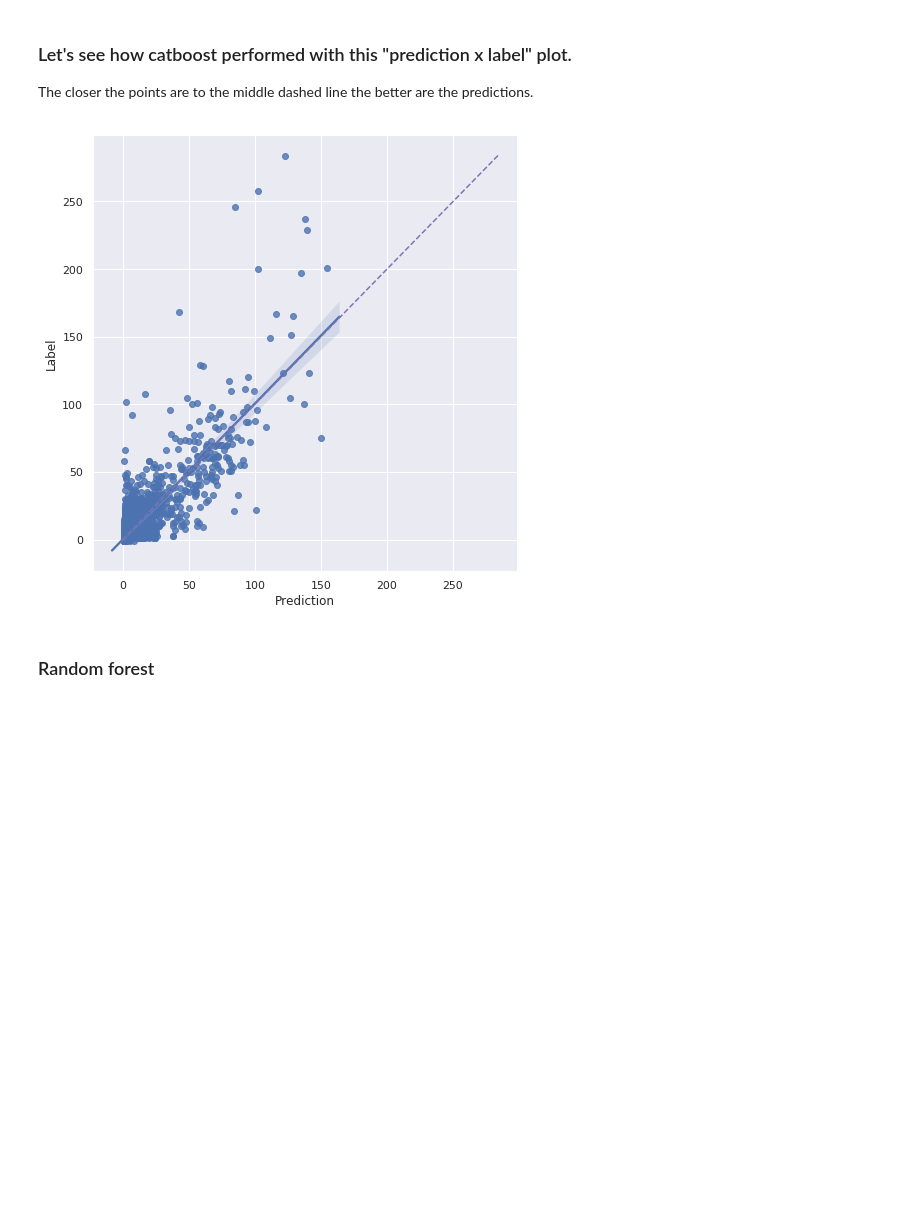
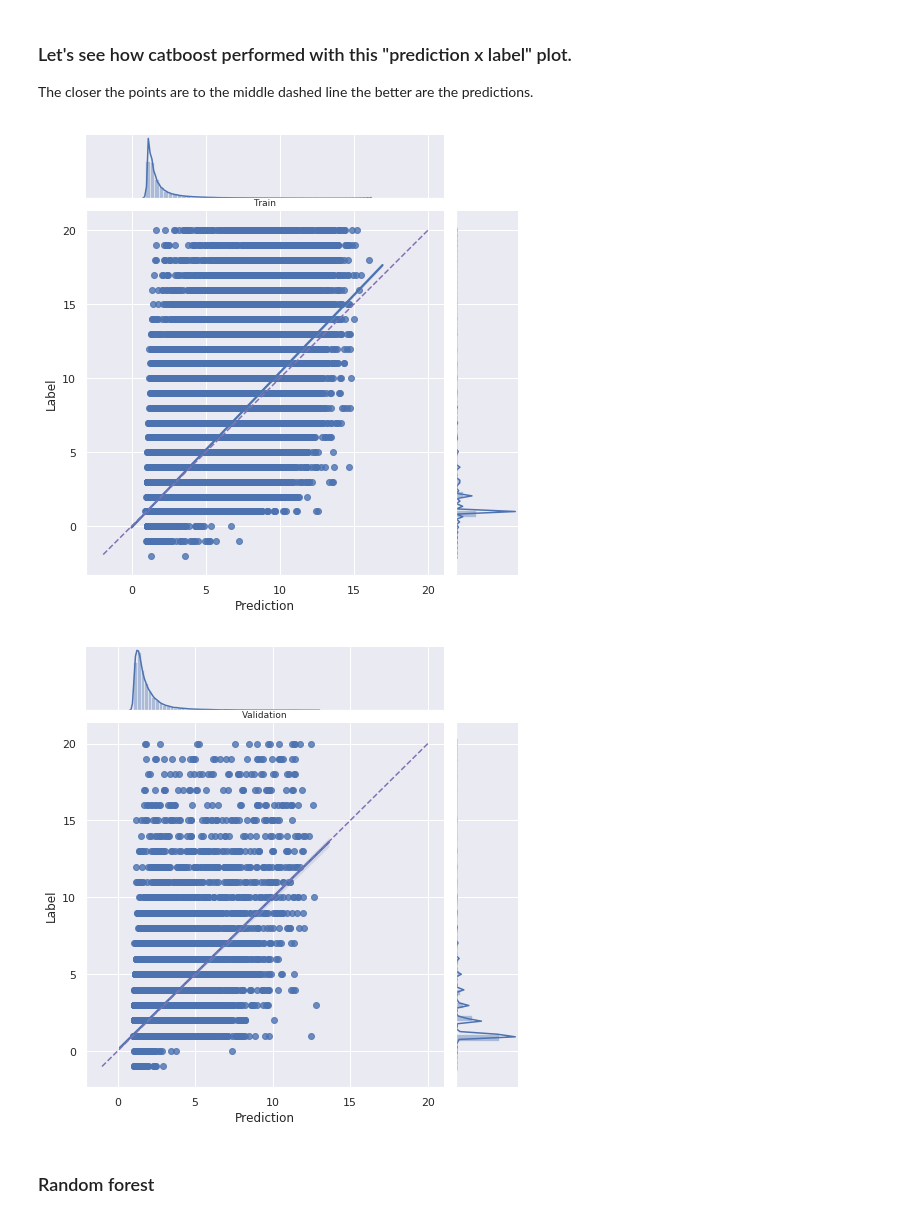
Before and after one commit to dimitreOliveira/MachineLearning, a Jupyter notebook: Kaggle/Predict Future Sales/Model stacking, feature engineering and EDA.ipynb, the cells around one changed output. Cells and saved outputs as stored; diff of their text form; code cells hidden in the pictures; blank space fills up the shorter version.

```diff
--- a/Kaggle/Predict Future Sales/Model stacking, feature engineering and EDA.ipynb
+++ b/Kaggle/Predict Future Sales/Model stacking, feature engineering and EDA.ipynb
@@ -272,6 +284,6 @@ Data set size after leaking: 600014
 # %%
-train_set = lk_train.query('date_block_num < 28').copy()
-validation_set = lk_train.query('date_block_num >= 28 and date_block_num < 33').copy()
+train_set = lk_train.query('date_block_num >= 4 and date_block_num < 30').copy()
+validation_set = lk_train.query('date_block_num >= 30 and date_block_num < 33').copy()
 test_set = lk_train.query('date_block_num == 33').copy()
 
 train_set.dropna(subset=['item_cnt_month'], inplace=True)
@@ -296,3 +310,15 @@ Validation set records: 83350 (14% of data)
+# %%
+# Mean encoding (done after the data split).
+gp_shop_mean = train_set.groupby(['shop_id'])['item_cnt'].mean()
+gp_item_mean = train_set.groupby(['item_id'])['item_cnt'].mean()
+
+train_set['shop_mean'] = train_set['shop_id'].map(gp_shop_mean)
+validation_set['shop_mean'] = validation_set['shop_id'].map(gp_shop_mean)
+test_set['shop_mean'] = test_set['shop_id'].map(gp_shop_mean)
+
+train_set['item_mean'] = train_set['item_id'].map(gp_item_mean)
+validation_set['item_mean'] = validation_set['item_id'].map(gp_item_mean)
+test_set['item_mean'] = test_set['item_id'].map(gp_item_mean)
 # %%
 # Train and validation sets/labels.
 X_train = train_set.drop(['item_cnt_month', 'date_block_num'], axis=1)
@@ -340,7 +370,7 @@ catboost_model = CatBoostRegressor(
     od_type='Iter',
     od_wait=20,
     verbose=50,
-    depth=10
+    depth=8
 )
 
 catboost_model.fit(
@@ -370,26 +399,29 @@ Model params: {'verbose': 50, 'random_seed': 0, 'od_type': 'Iter', 'od_wait': 20
 # %%
-# Catboost predictions
+catboost_train_pred = catboost_model.predict(X_train)
 catboost_val_pred = catboost_model.predict(X_validation)
 catboost_test_pred = catboost_model.predict(X_test)
 # %% [markdown]
 ### Let's see how catboost performed with this "prediction x label" plot.
 The closer the points are to the middle dashed line the better are the predictions.
 # %%
-def model_performance_sc_plot(predictions, labels):
+def model_performance_sc_plot(predictions, labels, title):
     # Get min and max values of the predictions and labels.
     min_val = max(max(predictions), max(labels))
     max_val = min(min(predictions), min(labels))
     # Create dataframe with predicitons and labels.
-    performance_val_df = pd.DataFrame({"Label":labels})
-    performance_val_df["Prediction"] = predictions
+    performance_df = pd.DataFrame({"Label":labels})
+    performance_df["Prediction"] = predictions
     # Plot data
-    sns.lmplot(y="Label", x="Prediction", data=performance_val_df, height=7)
+    sns.jointplot(y="Label", x="Prediction", data=performance_df, kind="reg", height=7)
     plt.plot([min_val, max_val], [min_val, max_val], 'm--')
+    plt.title(title, fontsize=9)
     plt.show()
 
-model_performance_sc_plot(catboost_val_pred, Y_validation)
+model_performance_sc_plot(catboost_train_pred, Y_train, 'Train')
+model_performance_sc_plot(catboost_val_pred, Y_validation, 'Validation')
 # %% [output]
-[figure, old version]
+[figure, new version]
+[figure, added]
 # %% [markdown]
 ### Random forest
 # %%
```
Also changed, not shown: parts of 51 cells of this notebook.
